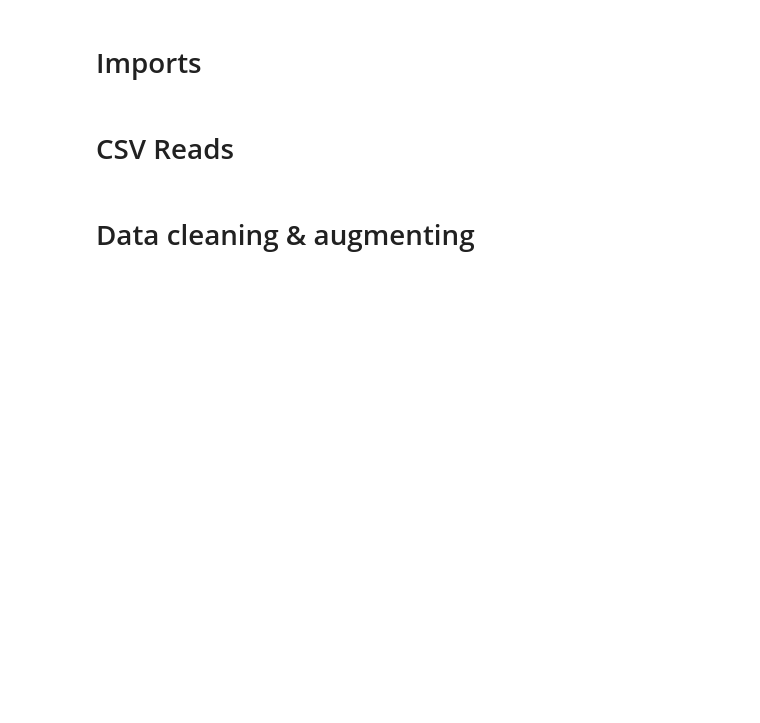
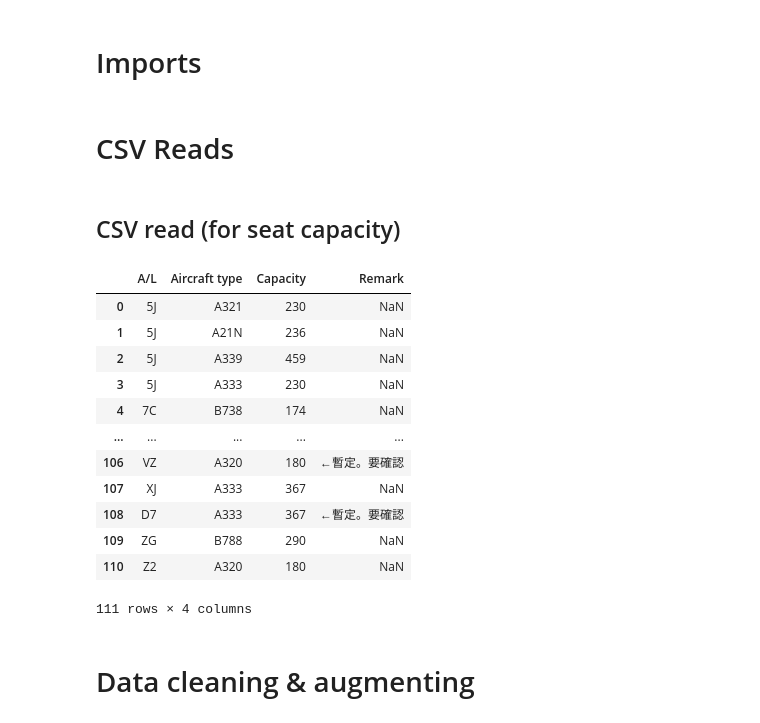
Before and after one commit to AntoineGlacet/forecasting, a Jupyter notebook: notebooks/XGboost_LF.ipynb, the cells around one changed output. Cells and saved outputs as stored; diff of their text form; code cells hidden in the pictures; blank space fills up the shorter version.

```diff
--- a/notebooks/XGboost_LF.ipynb
+++ b/notebooks/XGboost_LF.ipynb
@@ -57,5 +58,27 @@ mask = pd.to_datetime(data_actual["[Arr] SIBT"]).dt.floor("d") != pd.to_datetime
 ).floor("d")
 data_actual = data_actual[mask].copy()
+# %% [markdown]
+ ## CSV read (for seat capacity)
+# %%
+data_seat_cap = pd.read_csv(
+    "/home/yokhr/projects/forecasting/data/seat_capacity_master.csv"
+)
+
+data_seat_cap
+# %% [output]
+|  | A/L | Aircraft type | Capacity | Remark |
+| 0 | 5J | A321 | 230 | NaN |
+| 1 | 5J | A21N | 236 | NaN |
+| 2 | 5J | A339 | 459 | NaN |
+| 3 | 5J | A333 | 230 | NaN |
+| 4 | 7C | B738 | 174 | NaN |
+| ... | ... | ... | ... | ... |
+| 106 | VZ | A320 | 180 | ←暫定。要確認 |
+| 107 | XJ | A333 | 367 | NaN |
+| 108 | D7 | A333 | 367 | ←暫定。要確認 |
+| 109 | ZG | B788 | 290 | NaN |
+| 110 | Z2 | A320 | 180 | NaN |
+111 rows × 4 columns
 # %% [markdown]
 # Data cleaning & augmenting
 # %%
```
Also changed, not shown: parts of 10 cells of this notebook, 1 other file.
